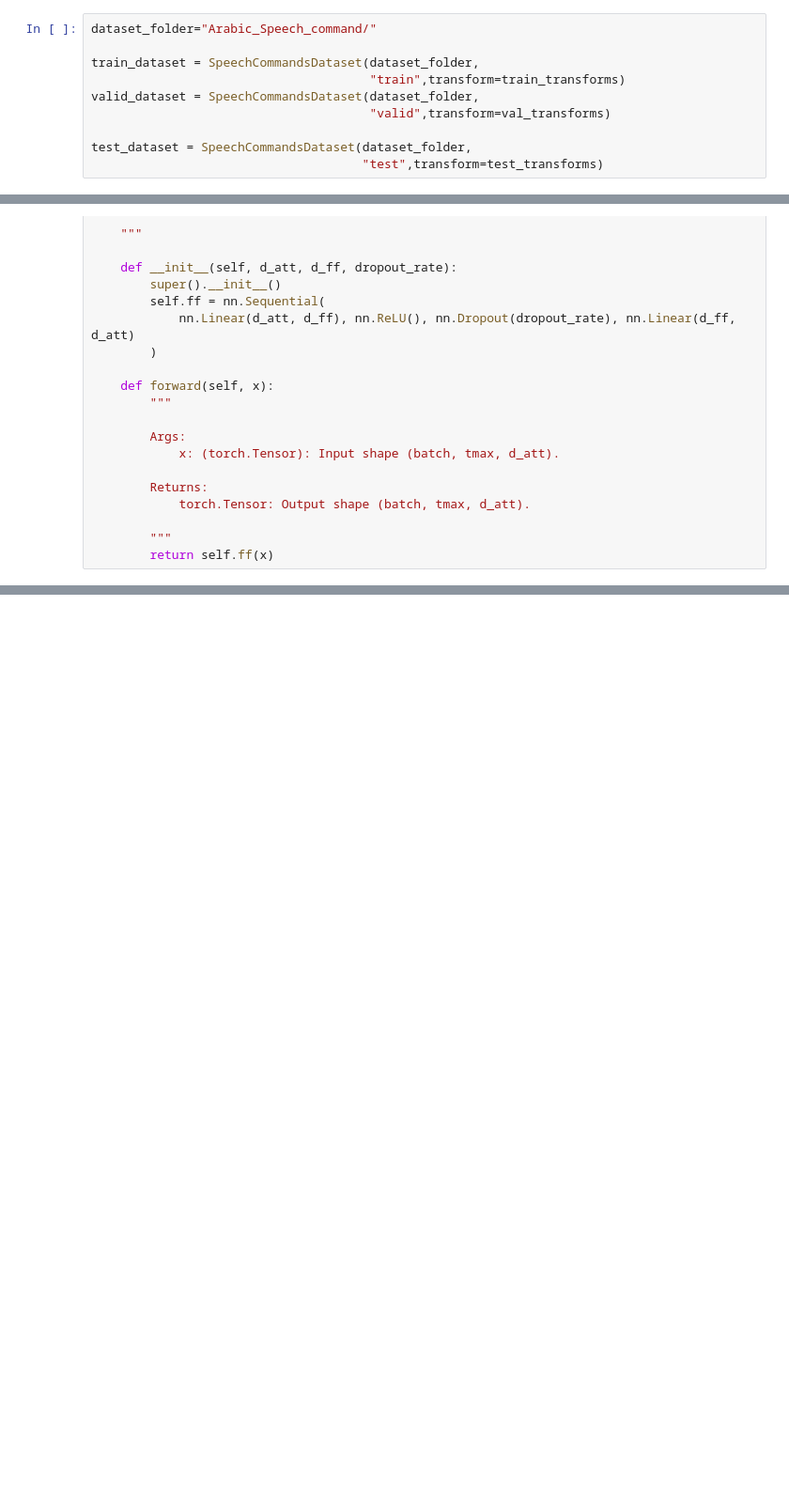
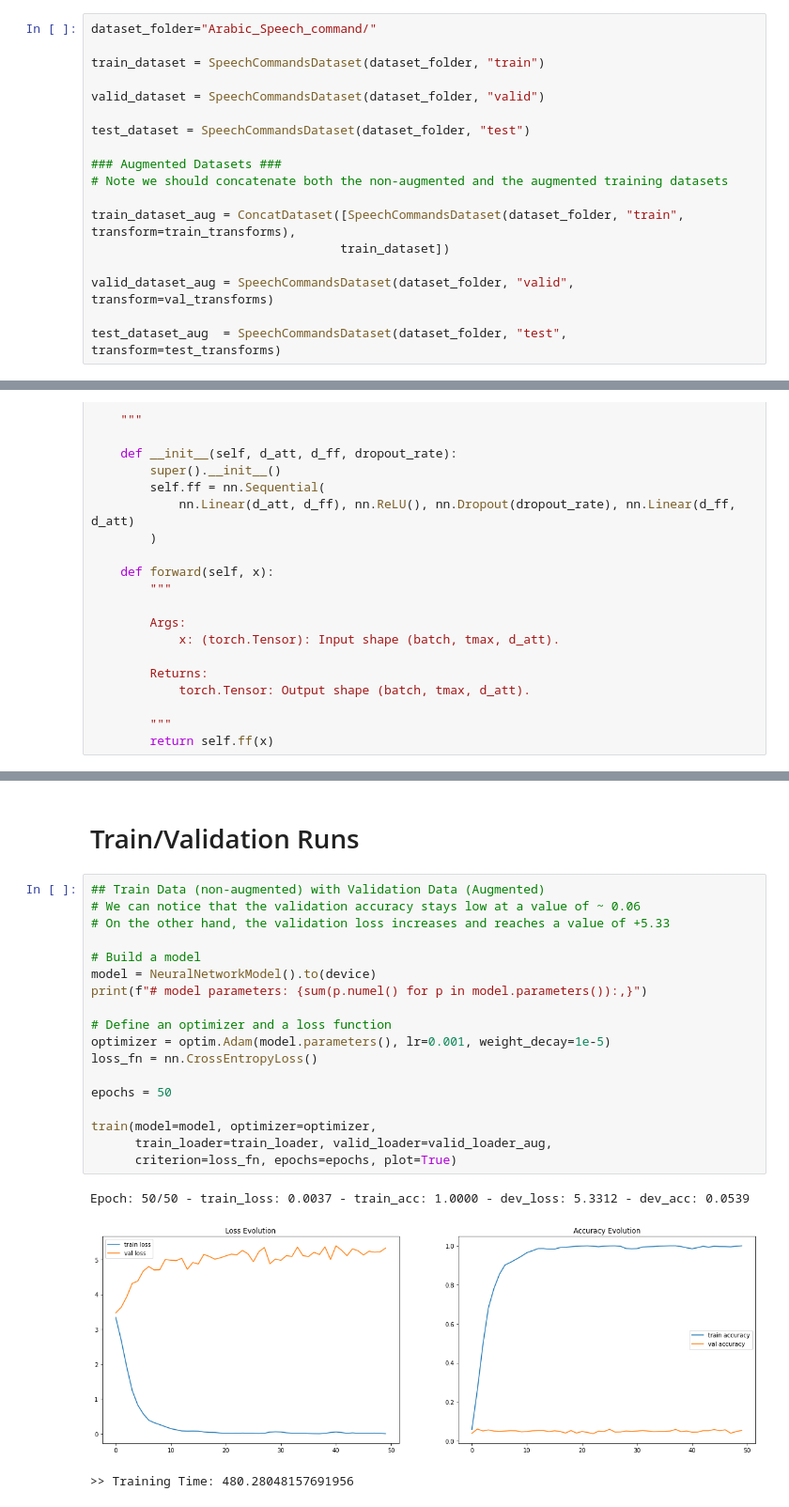
Before and after one commit to Ben1Mo/Transformer-Encoder-Based-Arabic-Speech-Recognition, a Jupyter notebook: AudioSpectogram.ipynb, the cells around one changed output, grey strips where cells are left out. Shown at 94% size. Drawn from its saved outputs; the diff is of its cells as text; blank space fills up the shorter version.

Commit message:
fix augmentation problem, add tests

```diff
--- a/AudioSpectogram.ipynb
+++ b/AudioSpectogram.ipynb
@@ -191,11 +219,19 @@ test_transforms = Compose(
 # %%
 dataset_folder="Arabic_Speech_command/"
 
-train_dataset = SpeechCommandsDataset(dataset_folder,
-                                      "train",transform=train_transforms)
-valid_dataset = SpeechCommandsDataset(dataset_folder,
-                                      "valid",transform=val_transforms)
+train_dataset = SpeechCommandsDataset(dataset_folder, "train")
 
-test_dataset = SpeechCommandsDataset(dataset_folder,
-                                     "test",transform=test_transforms)
+valid_dataset = SpeechCommandsDataset(dataset_folder, "valid")
+
+test_dataset = SpeechCommandsDataset(dataset_folder, "test")
+
+### Augmented Datasets ###
+# Note we should concatenate both the non-augmented and the augmented training datasets
+
+train_dataset_aug = ConcatDataset([SpeechCommandsDataset(dataset_folder, "train", transform=train_transforms),
+                                  train_dataset])
+
+valid_dataset_aug = SpeechCommandsDataset(dataset_folder, "valid", transform=val_transforms)
+
+test_dataset_aug  = SpeechCommandsDataset(dataset_folder, "test", transform=test_transforms)
 # %%
@@ -491 +662,25 @@ class FeedForward(nn.Module):
+# %% [markdown]
+# Train/Validation Runs
+# %%
+## Train Data (non-augmented) with Validation Data (Augmented)
+# We can notice that the validation accuracy stays low at a value of ~ 0.06
+# On the other hand, the validation loss increases and reaches a value of +5.33
+
+# Build a model
+model = NeuralNetworkModel().to(device)
+print(f"# model parameters: {sum(p.numel() for p in model.parameters()):,}")
+
+# Define an optimizer and a loss function
+optimizer = optim.Adam(model.parameters(), lr=0.001, weight_decay=1e-5)
+loss_fn = nn.CrossEntropyLoss()
+
+epochs = 50
+
+train(model=model, optimizer=optimizer,
+      train_loader=train_loader, valid_loader=valid_loader_aug,
+      criterion=loss_fn, epochs=epochs, plot=True)
+# %% [output]
+Epoch: 50/50 - train_loss: 0.0037 - train_acc: 1.0000 - dev_loss: 5.3312 - dev_acc: 0.0539
+[figure, added]
+>> Training Time: 480.28048157691956
 # %%
```
Also changed, not shown: parts of 16 cells of this notebook.
